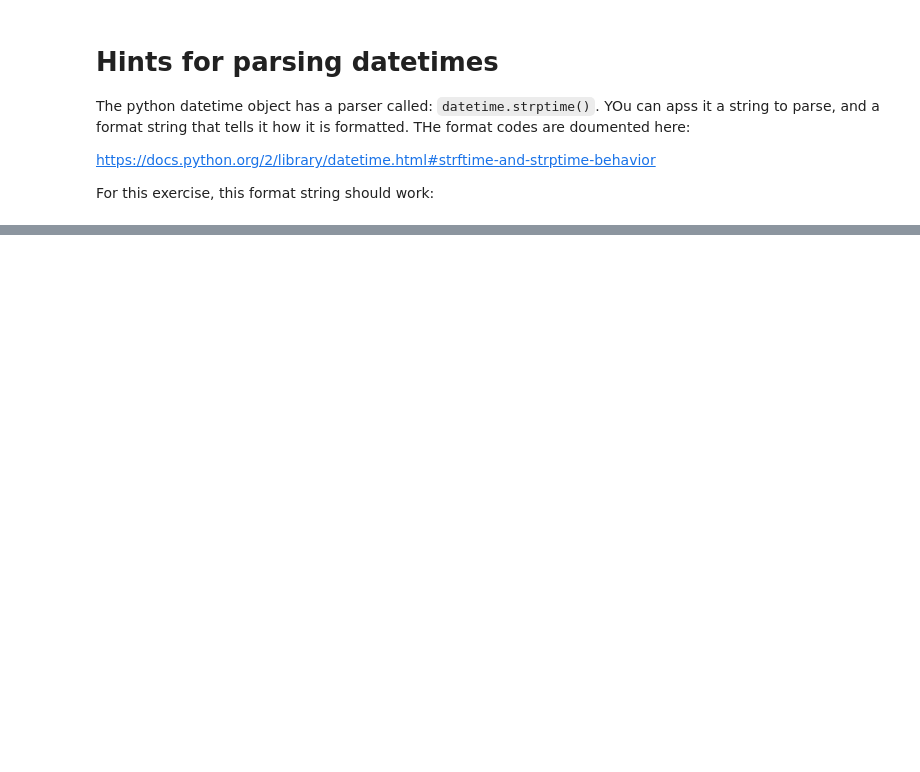
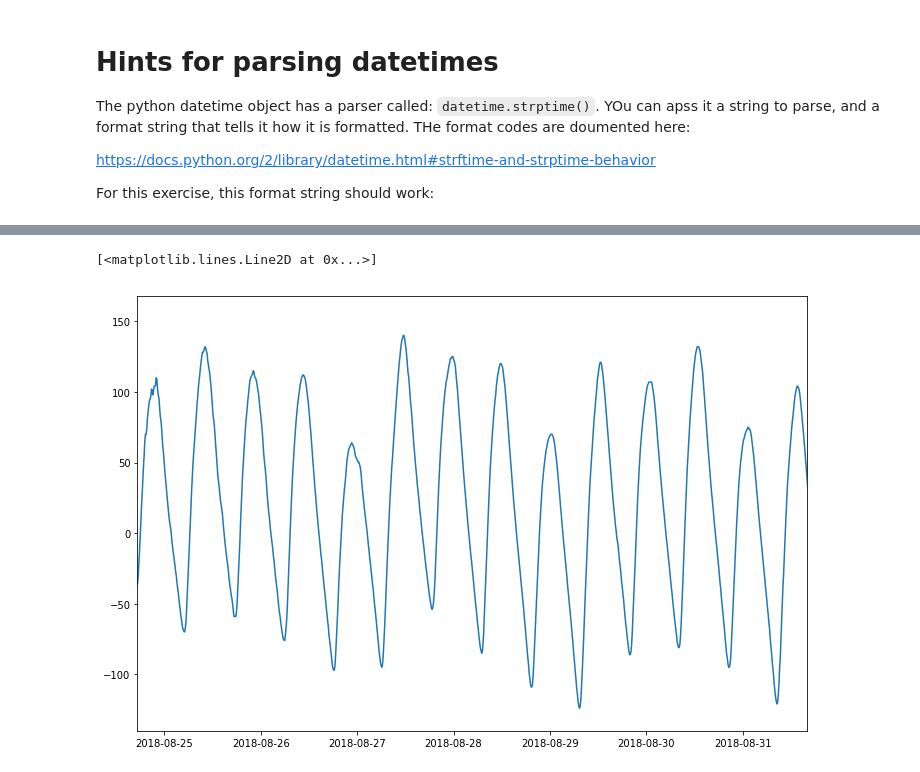
Before and after one commit to PythonCHB/PythonForEngineers, a Jupyter notebook: examples/data_and_code/read_and_plot_tide_data.ipynb, the cells around one changed output, grey strips where cells are left out. Saved outputs shown, nothing was run; the diff lists cells and outputs as text; code cells hidden in the pictures; blank space fills up the shorter version.

Commit message:
updated plotting notebook

```diff
--- a/examples/data_and_code/read_and_plot_tide_data.ipynb
+++ b/examples/data_and_code/read_and_plot_tide_data.ipynb
@@ -60,7 +72,28 @@ def read_tide_measurements(filename):
     return times, heights
+# %%
+## Or you can take advantage of panda's csv reading:
+def read_from_dataframe(filename):
+    df = pd.read_csv(filename,delimiter=';')
+    # the date is in the "Datum" column
+    # the time is in the "Tijd" column
+    # the height in in the "Meting" column
+    times = []
+    heights = []
+    for row in df.itertuples():
+        dt_str = row.Datum + " " + row.Tijd
+        times.append(datetime.strptime(dt_str, "%d-%m-%Y %H:%M:%S"))
+        heights.append(row.Meting)
+    return times, heights
 # %%
-T, H = read_tide_measurements("NVT_WATHTE_HARL.csv")
+# T, H = read_tide_measurements("NVT_WATHTE_HARL.csv")
+T, H = read_from_dataframe("NVT_WATHTE_HARL.csv")
 
 fig, ax = plt.subplots()
 fig.set_size_inches((12,8))
+
+# ax.set_xlim((times[0], times[1000]))
+
 ax.plot(T,H)
+# %% [output]
+[<matplotlib.lines.Line2D at 0x...>]
+[figure, added]
```
Also changed, not shown: parts of 6 cells of this notebook.
